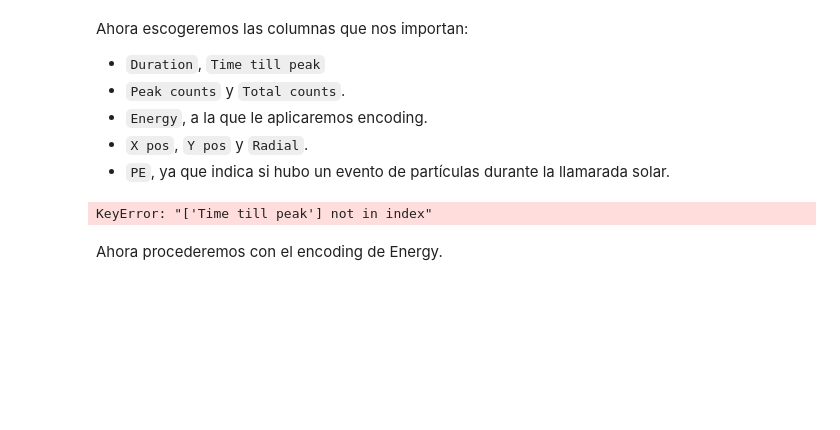
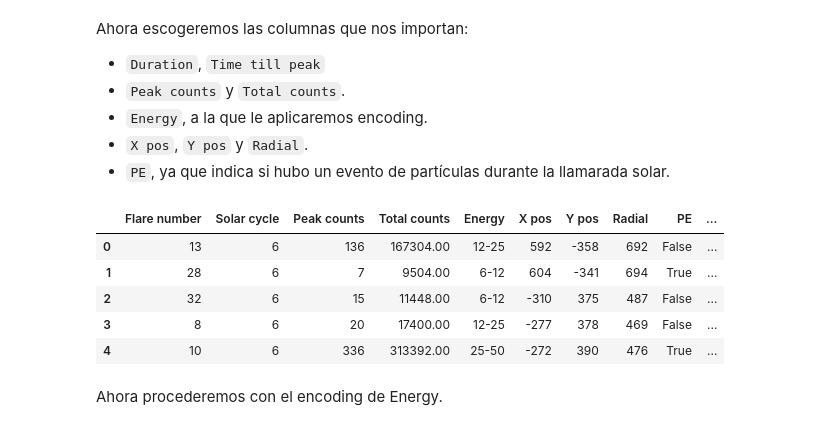
Before and after one commit to WonderfulAme/solar-flares, a Jupyter notebook: Notebook.ipynb, the cells around one changed output. Drawn from its saved outputs; the diff is of its cells as text; code cells hidden in the pictures; blank space fills up the shorter version.

```diff
--- a/Notebook.ipynb
+++ b/Notebook.ipynb
@@ -527,6 +526,8 @@ Quitaremos los datos en los que
 - Hubo un eclipse en algún momento de la medición (EE y ES)
 - En algún momento de la medición, la nave espacial estaba en SAA. (SS, SD, y SE)
 # %%
+df.loc[:, "Flare number"] = df["Flare"].apply(lambda x: int(str(x)[-2:])) # Ver punto siguiente
+df["Time till peak"] = (df['Peak time'] - df['Start time']).dt.total_seconds()
 data = df[~(df["DF"] & df["DR"]) & ~df["NS"] & ~(df["GD"] & df["GE"] & df["GS"]) & ~df["PS"] & ~(df["EE"] & df["ES"]) & ~(df["SS"] & df["SD"] & df["SE"])]
 data.reset_index(drop=True, inplace=True)
 # %% [markdown]
@@ -537,11 +538,15 @@ Ahora escogeremos las columnas que nos importan:
 - `X pos`, `Y pos` y `Radial`.
 - `PE`, ya que indica si hubo un evento de partículas durante la llamarada solar.
 # %%
-df.loc[:, "Time till peak"] = (df['Peak time'] - df['Start time']).dt.total_seconds()
-data = data[["Solar cycle", "Peak counts", "Total counts", "Energy", "X pos", "Y pos", "Radial", "PE", "Duration", "Time till peak","Time till next peak"]]
+data = data[["Flare number", "Solar cycle", "Peak counts", "Total counts", "Energy", "X pos", "Y pos", "Radial", "PE", "Duration", "Time till peak","Time till next peak"]]
 data.head()
 # %% [output]
-KeyError: "['Time till peak'] not in index"
+|  | Flare number | Solar cycle | Peak counts | Total counts | Energy | X pos | Y pos | Radial | PE | ... |
+| 0 | 13 | 6 | 136 | 167304.00 | 12-25 | 592 | -358 | 692 | False | ... |
+| 1 | 28 | 6 | 7 | 9504.00 | 6-12 | 604 | -341 | 694 | True | ... |
+| 2 | 32 | 6 | 15 | 11448.00 | 6-12 | -310 | 375 | 487 | False | ... |
+| 3 | 8 | 6 | 20 | 17400.00 | 12-25 | -277 | 378 | 469 | False | ... |
+| 4 | 10 | 6 | 336 | 313392.00 | 25-50 | -272 | 390 | 476 | True | ... |
 # %% [markdown]
 Ahora procederemos con el encoding de Energy.
 # %%
```
Also changed, not shown: parts of 13 cells of this notebook.
